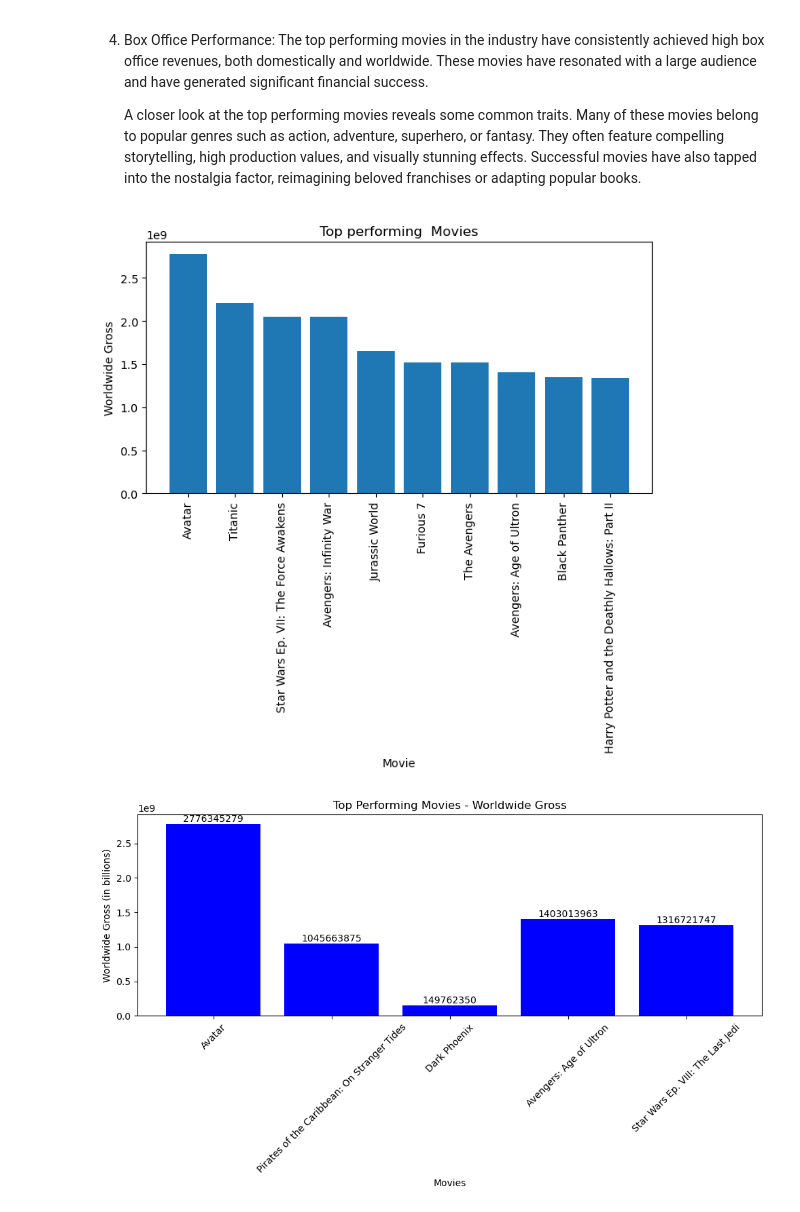
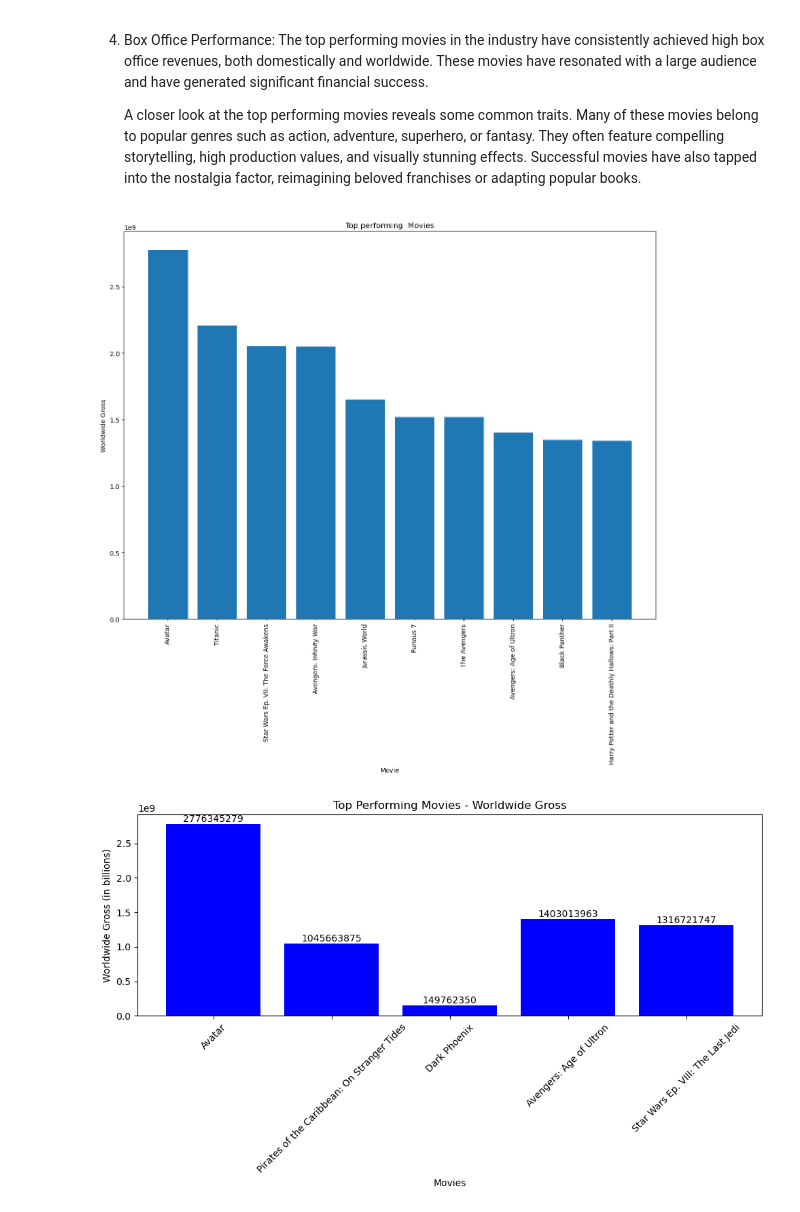
Before and after one commit to Ivan3864/Microsoft-Movie-Studio-Analysis, a Jupyter notebook: insight.ipynb, the cells around one changed output. Saved outputs shown, nothing was run; the diff lists cells and outputs as text; code cells hidden in the pictures.

Commit message:
Making Adjustment to the size to the charts

```diff
--- a/insight.ipynb
+++ b/insight.ipynb
@@ -808,16 +808,16 @@ plt.show()
     A closer look at the top performing movies reveals some common traits. Many of these movies belong to popular genres such as action, adventure, superhero, or fantasy. They often feature compelling storytelling, high production values, and visually stunning effects. Successful movies have also tapped into the nostalgia factor, reimagining beloved franchises or adapting popular books.
 # %%
 # Barchart showing the Top Grossing Movies
-plt.figure(figsize=(8, 4))
+plt.figure(figsize=(15, 11))
 plt.bar(top_grossing_movies['Movie'], top_grossing_movies['Worldwide Gross'])
 plt.xlabel('Movie')
 plt.ylabel('Worldwide Gross')
 plt.title('Top performing  Movies')
 plt.xticks(rotation=90)
 plt.savefig('Box_Office_Performance.png')
 plt.show()
 # %% [output]
-[figure, old version]
+[figure, new version]
 # %%
 movies = ['Avatar', 'Pirates of the Caribbean: On Stranger Tides', 'Dark Phoenix', 'Avengers: Age of Ultron', 'Star Wars Ep. VIII: The Last Jedi']
 worldwide_gross = [2776345279, 1045663875, 149762350, 1403013963, 1316721747]
```
